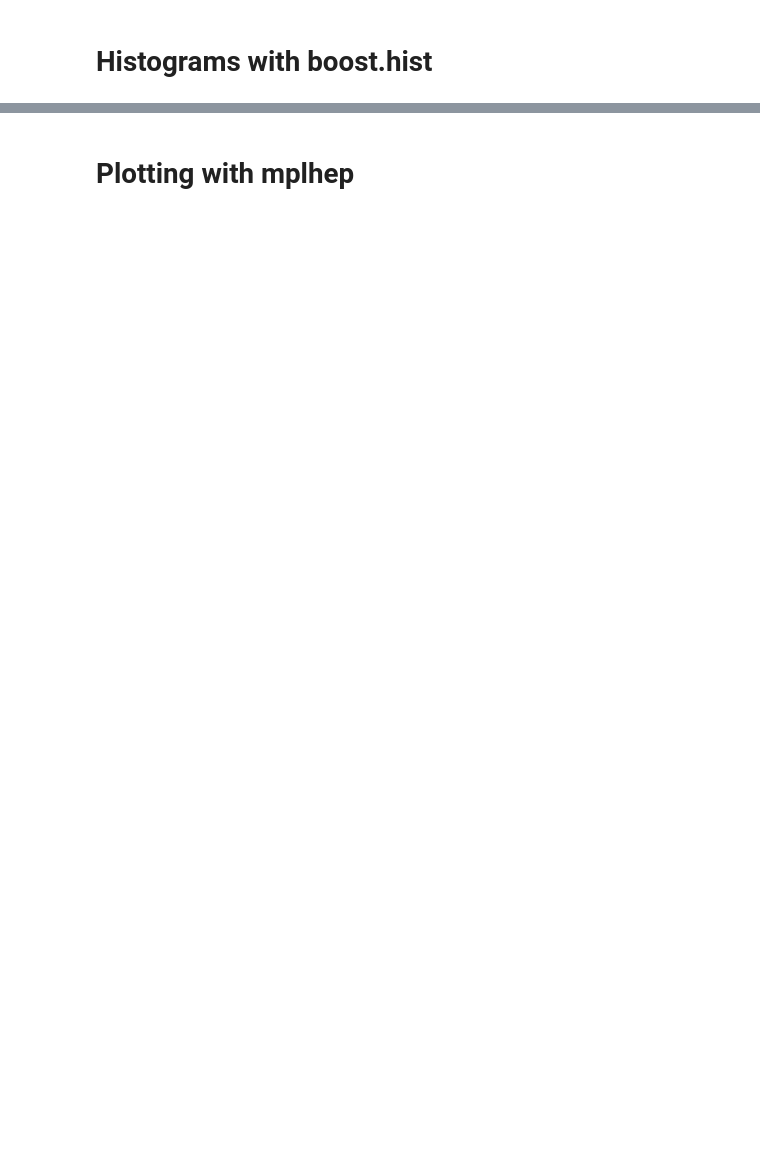
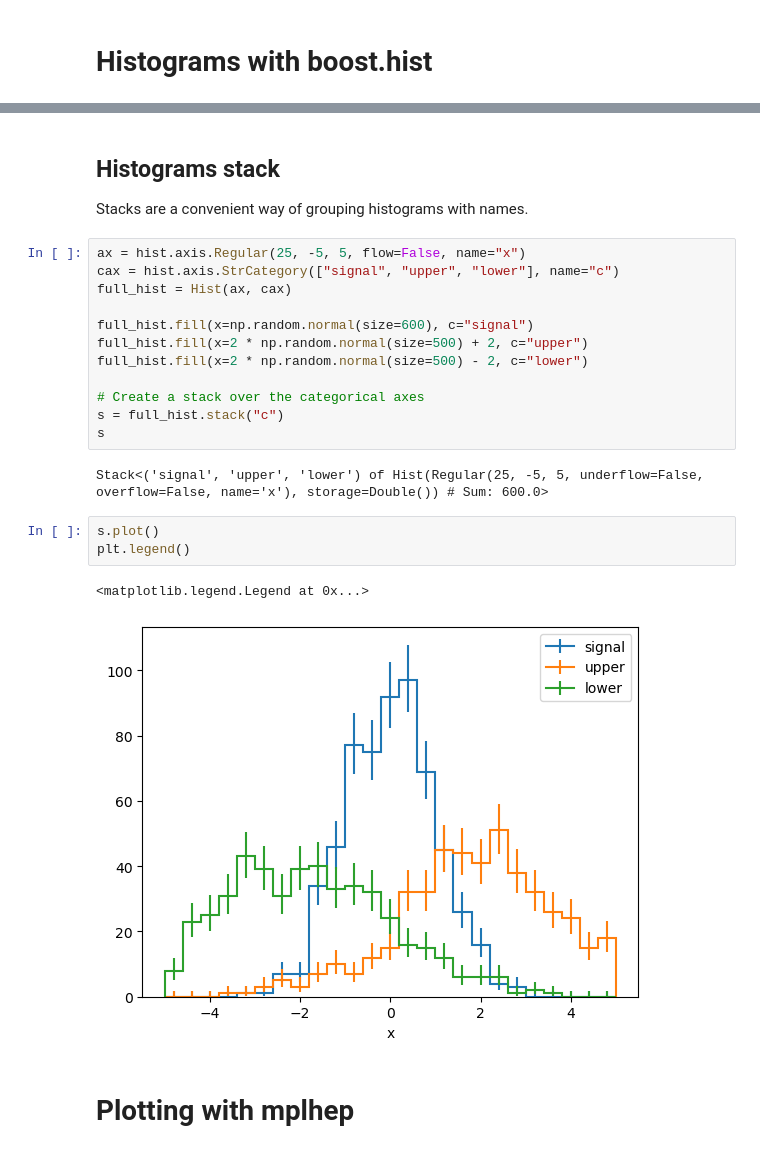
Before and after one commit to valsdav/PyHEPTutorial_INFN_InteractiveAnalysisWorkshop, a Jupyter notebook: 2_Histograms_and_plotting.ipynb, the cells around one changed output, grey strips where cells are left out. Drawn from its saved outputs; the diff is of its cells as text; blank space fills up the shorter version.

```diff
--- a/2_Histograms_and_plotting.ipynb
+++ b/2_Histograms_and_plotting.ipynb
@@ -115,2 +357,25 @@ Object `hist.reg` not found.
+# %% [markdown]
+## Histograms stack
+Stacks are a convenient way of grouping histograms with names.
+# %%
+ax = hist.axis.Regular(25, -5, 5, flow=False, name="x")
+cax = hist.axis.StrCategory(["signal", "upper", "lower"], name="c")
+full_hist = Hist(ax, cax)
+
+full_hist.fill(x=np.random.normal(size=600), c="signal")
+full_hist.fill(x=2 * np.random.normal(size=500) + 2, c="upper")
+full_hist.fill(x=2 * np.random.normal(size=500) - 2, c="lower")
+
+# Create a stack over the categorical axes
+s = full_hist.stack("c")
+s
+# %% [output]
+Stack<('signal', 'upper', 'lower') of Hist(Regular(25, -5, 5, underflow=False, overflow=False, name='x'), storage=Double()) # Sum: 600.0>
+# %%
+s.plot()
+plt.legend()
+# %% [output]
+<matplotlib.legend.Legend at 0x...>
+[figure, added]
 # %% [markdown]
 # Plotting with mplhep
```
Also changed, not shown: parts of 56 cells of this notebook.
